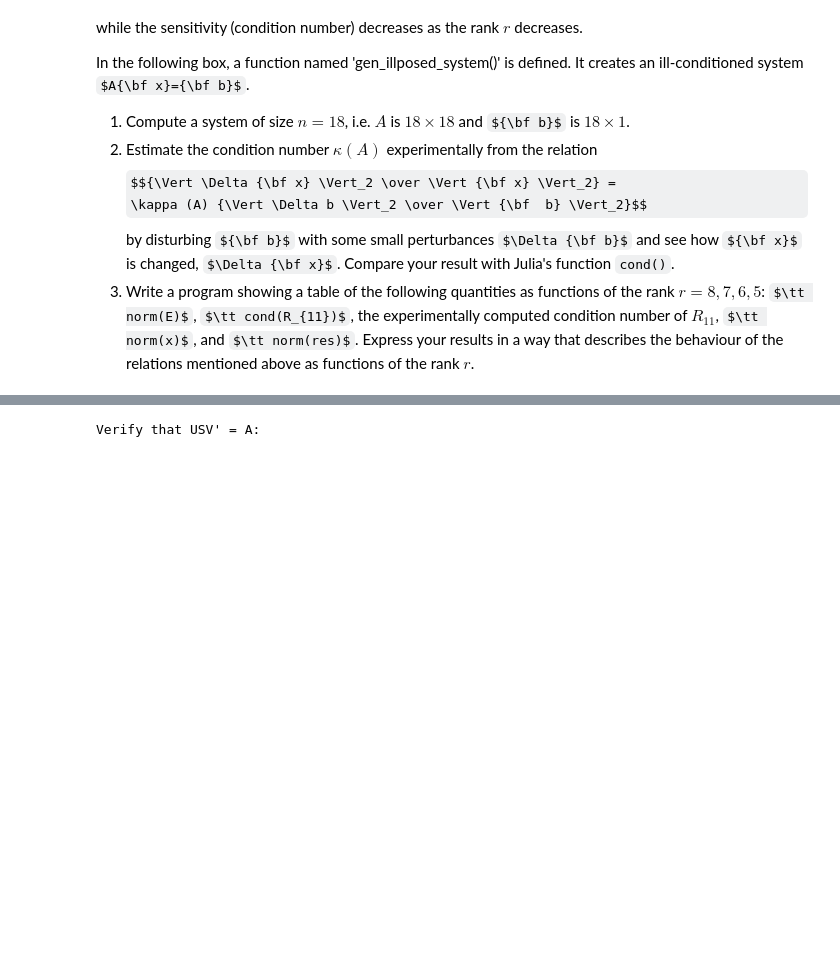
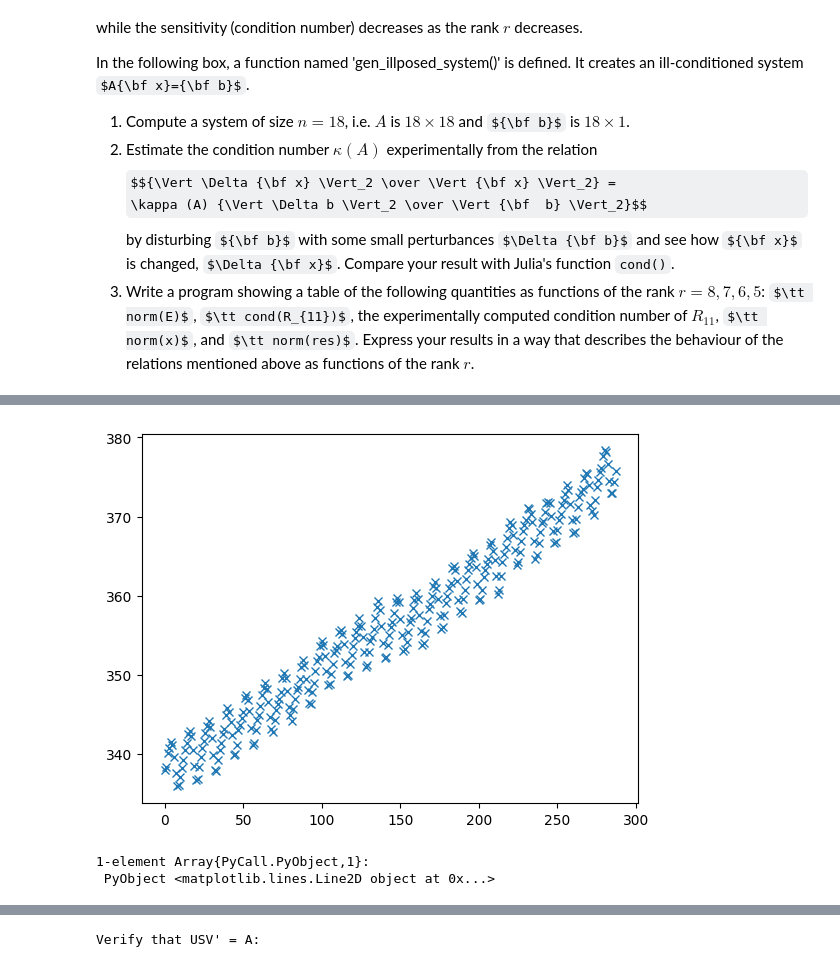
Before and after one commit to yhrtsai/M368K_S2018, a Jupyter notebook: M368K Workbook - least square approximations.ipynb, the cells around one changed output, grey strips where cells are left out. Cells and saved outputs as stored; diff of their text form; code cells hidden in the pictures; some formulas as TeX source; blank space fills up the shorter version.

```diff
--- a/M368K Workbook - least square approximations.ipynb
+++ b/M368K Workbook - least square approximations.ipynb
@@ -356,0 +515,38 @@ behaviour of the relations mentioned above as functions of the rank $r$.
+# %%
+maunaloa=
+[1980 338.01 338.36 340.08 340.77 341.46 341.17 339.56 337.60 335.88 336.01 337.10 338.21;
+1981 339.23 340.47 341.38 342.51 342.91 342.25 340.49 338.43 336.69 336.85 338.36 339.61;
+1982 340.75 341.61 342.70 343.56 344.13 343.35 342.06 339.82 337.97 337.86 339.26 340.49;
+1983 341.37 342.52 343.10 344.94 345.75 345.32 343.99 342.39 339.86 339.99 341.16 342.99;
+1984 343.70 344.51 345.28 347.08 347.43 346.79 345.40 343.28 341.07 341.35 342.98 344.22;
+1985 344.97 346.00 347.43 348.35 348.93 348.25 346.56 344.69 343.09 342.80 344.24 345.56;
+1986 346.29 346.96 347.86 349.55 350.21 349.54 347.94 345.91 344.86 344.17 345.66 346.90;
+1987 348.02 348.47 349.42 350.99 351.84 351.25 349.52 348.10 346.44 346.36 347.81 348.96;
+1988 350.43 351.72 352.22 353.59 354.22 353.79 352.39 350.44 348.72 348.88 350.07 351.34;
+1989 352.76 353.07 353.68 355.42 355.67 355.13 353.90 351.67 349.80 349.99 351.30 352.53;
+1990 353.66 354.70 355.39 356.20 357.16 356.22 354.82 352.91 350.96 351.18 352.83 354.21;
+1991 354.72 355.75 357.16 358.60 359.34 358.24 356.17 354.03 352.16 352.21 353.75 354.99;
+1992 355.98 356.72 357.81 359.15 359.66 359.25 357.03 355.00 353.01 353.31 354.16 355.40;
+1993 356.70 357.16 358.38 359.46 360.28 359.60 357.57 355.52 353.70 353.98 355.33 356.80;
+1994 358.36 358.91 359.97 361.26 361.68 360.95 359.55 357.49 355.84 355.99 357.58 359.04;
+1995 359.96 361.00 361.64 363.45 363.79 363.26 361.90 359.46 358.06 357.75 359.56 360.70;
+1996 362.05 363.25 364.03 364.72 365.41 364.97 363.65 361.49 359.46 359.60 360.76 362.33;
+1997 363.18 364.00 364.57 366.35 366.79 365.62 364.47 362.51 360.19 360.77 362.43 364.28;
+1998 365.32 366.15 367.31 368.61 369.29 368.87 367.64 365.77 363.90 364.23 365.46 366.97;
+1999 368.15 368.87 369.59 371.14 371.00 370.35 369.27 366.94 364.63 365.12 366.67 368.01;
+2000 369.14 369.46 370.52 371.66 371.82 371.70 370.12 368.12 366.62 366.73 368.29 369.53;
+2001 370.28 371.50 372.12 372.87 374.02 373.30 371.62 369.55 367.96 368.09 369.68 371.24;
+2002 372.43 373.09 373.52 374.86 375.55 375.41 374.02 371.49 370.71 370.25 372.08 373.78;
+2003 374.68 375.63 376.11 377.65 378.35 378.13 376.62 374.50 372.99 373.00 374.35 375.70];
+# %%
+Q=maunaloa[:,2:13]'
+
+b=Q[:]
+
+using PyPlot
+
+plot(b,"x")
+# %% [output]
+[figure, added]
+1-element Array{PyCall.PyObject,1}:
+ PyObject <matplotlib.lines.Line2D object at 0x...>
```
Also changed, not shown: parts of 36 cells of this notebook.
